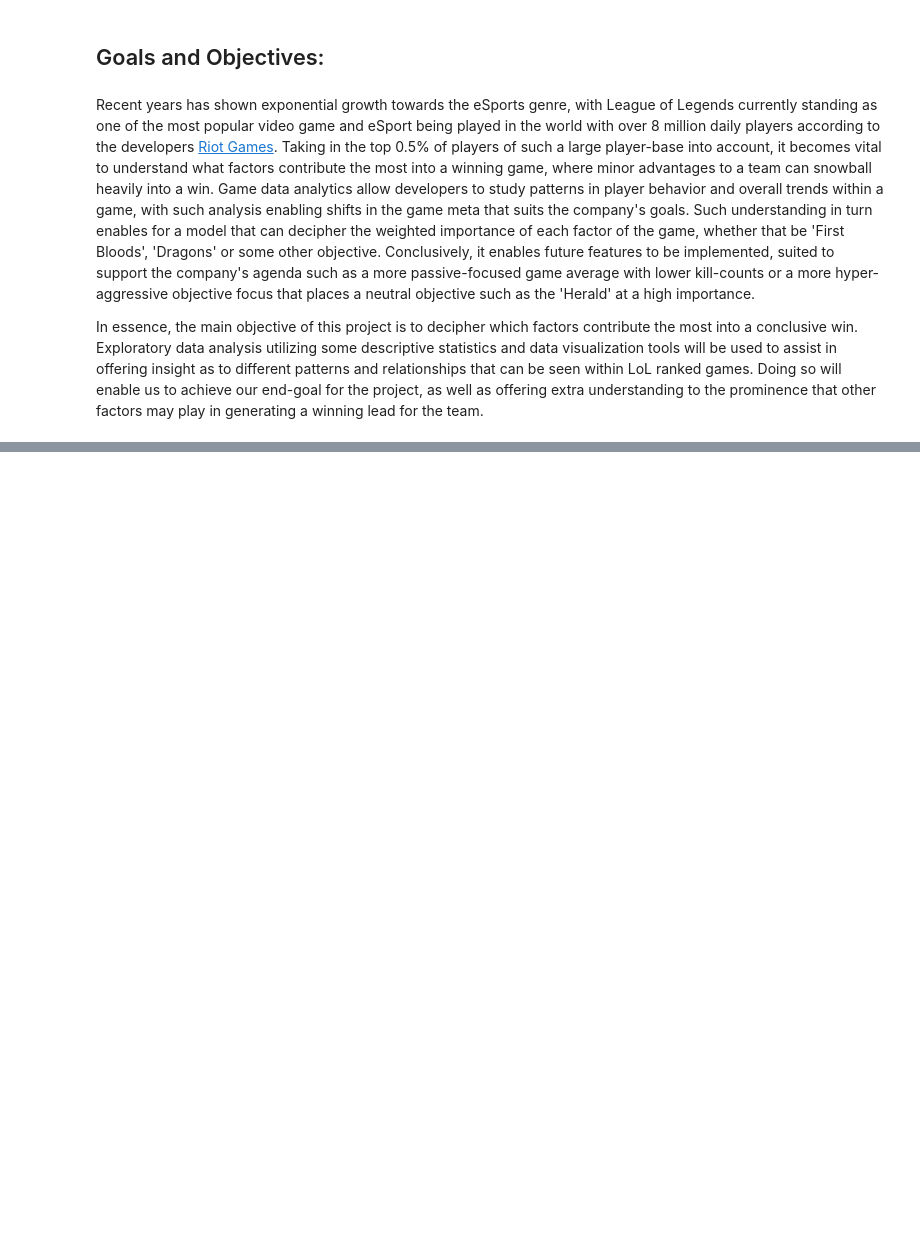
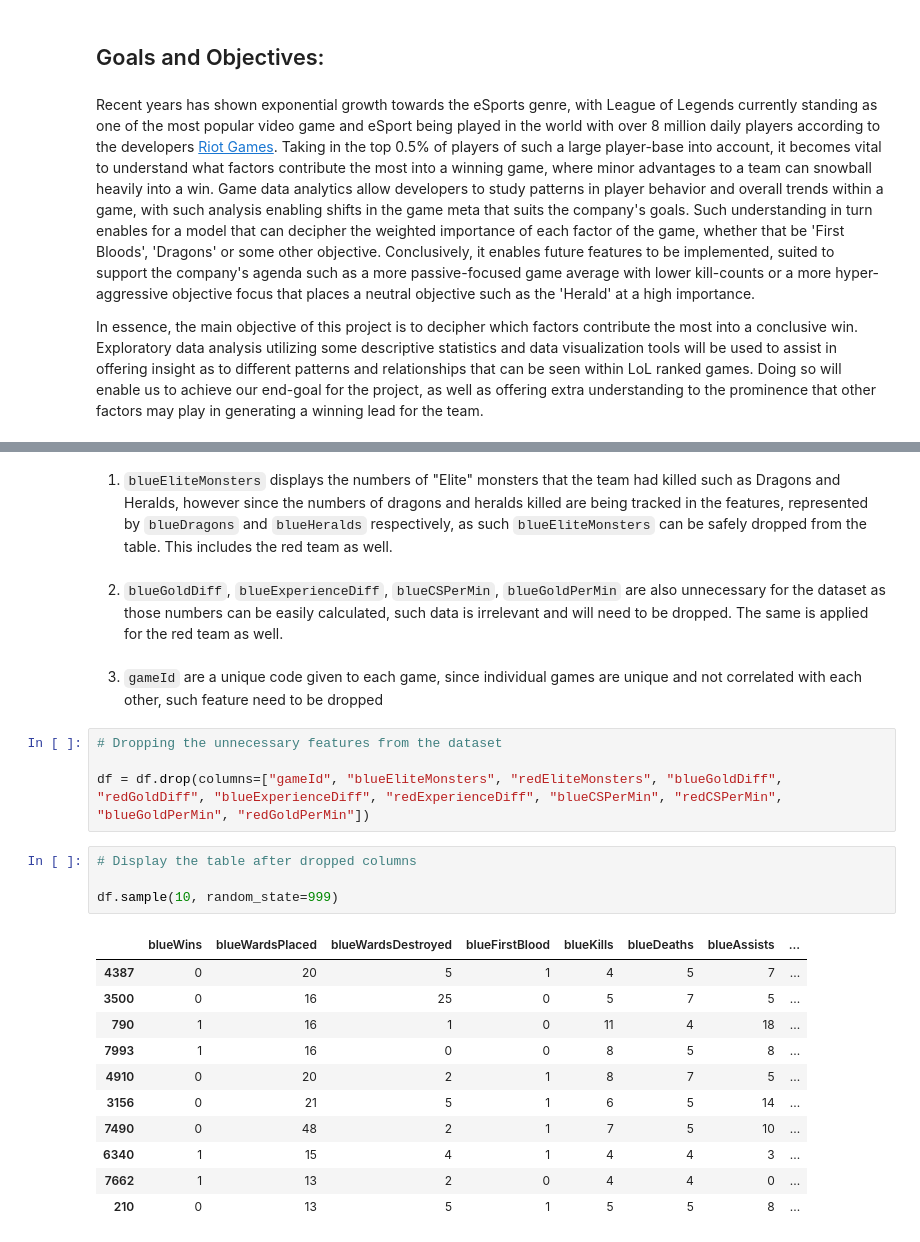
Before and after one commit to angelocarasig/lol_diamond_ranked_analysis, a Jupyter notebook: League of Legends Diamond Ranked Game Analysis.ipynb, the cells around one changed output, grey strips where cells are left out. Saved outputs shown, nothing was run; the diff lists cells and outputs as text; blank space fills up the shorter version.

```diff
--- a/League of Legends Diamond Ranked Game Analysis.ipynb
+++ b/League of Legends Diamond Ranked Game Analysis.ipynb
@@ -149,0 +185,26 @@ This project's target feature in the dataset will be "Blue Wins" (1 = Blue won,
+# %% [markdown]
+1.   `blueEliteMonsters` displays the numbers of "Elite" monsters that the team had killed such as Dragons and Heralds, however since the numbers of dragons and heralds killed are being tracked in the features, represented by `blueDragons` and `blueHeralds` respectively, as such `blueEliteMonsters` can be safely dropped from the table. This includes the red team as well.
+# %% [markdown]
+2. `blueGoldDiff`, `blueExperienceDiff`, `blueCSPerMin`, `blueGoldPerMin` are also unnecessary for the dataset as those numbers can be easily calculated, such data is irrelevant and will need to be dropped. The same is applied for the red team as well.
+# %% [markdown]
+3. `gameId` are a unique code given to each game, since individual games are unique and not correlated with each other, such feature need to be dropped
+# %%
+# Dropping the unnecessary features from the dataset
+
+df = df.drop(columns=["gameId", "blueEliteMonsters", "redEliteMonsters", "blueGoldDiff", "redGoldDiff", "blueExperienceDiff", "redExperienceDiff", "blueCSPerMin", "redCSPerMin", "blueGoldPerMin", "redGoldPerMin"])
+# %%
+# Display the table after dropped columns
+
+df.sample(10, random_state=999)
+# %% [output]
+|  | blueWins | blueWardsPlaced | blueWardsDestroyed | blueFirstBlood | blueKills | blueDeaths | blueAssists | ... |
+| 4387 | 0 | 20 | 5 | 1 | 4 | 5 | 7 | ... |
+| 3500 | 0 | 16 | 25 | 0 | 5 | 7 | 5 | ... |
+| 790 | 1 | 16 | 1 | 0 | 11 | 4 | 18 | ... |
+| 7993 | 1 | 16 | 0 | 0 | 8 | 5 | 8 | ... |
+| 4910 | 0 | 20 | 2 | 1 | 8 | 7 | 5 | ... |
+| 3156 | 0 | 21 | 5 | 1 | 6 | 5 | 14 | ... |
+| 7490 | 0 | 48 | 2 | 1 | 7 | 5 | 10 | ... |
+| 6340 | 1 | 15 | 4 | 1 | 4 | 4 | 3 | ... |
+| 7662 | 1 | 13 | 2 | 0 | 4 | 4 | 0 | ... |
+| 210 | 0 | 13 | 5 | 1 | 5 | 5 | 8 | ... |
```
Also changed, not shown: parts of 12 cells of this notebook.
